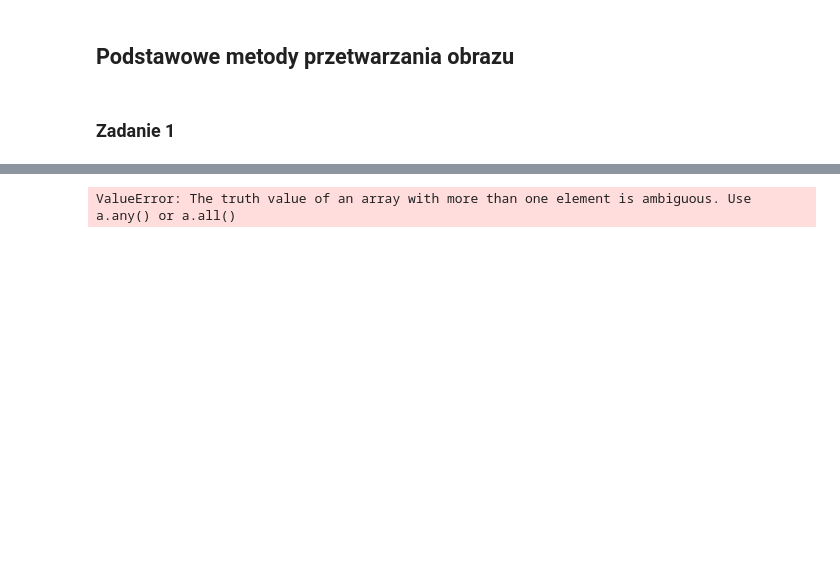
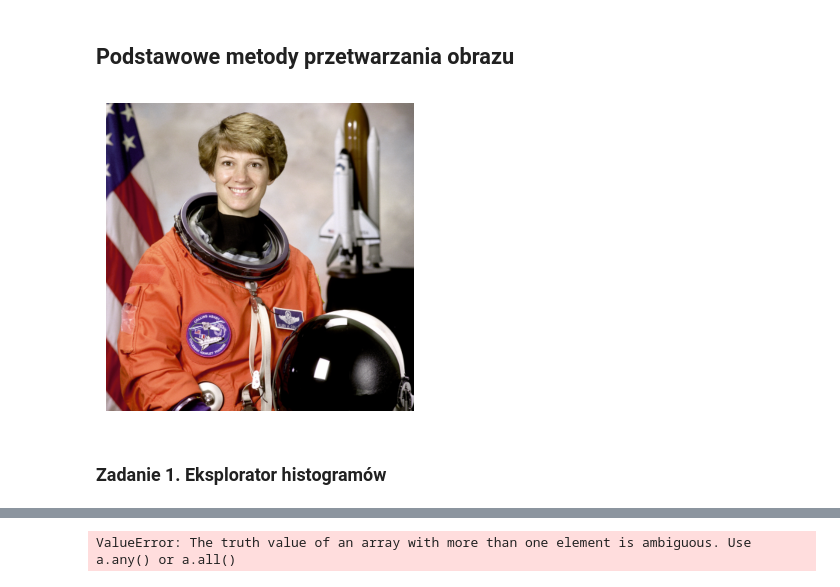
Before and after one commit to AdrianGlanowski/Przetwarzanie_i_analiza_obrazow, a Jupyter notebook: lab1/Lab1_praktyka.ipynb, the cells around one changed output, grey strips where cells are left out. Saved outputs shown, nothing was run; the diff lists cells and outputs as text; code cells hidden in the pictures; blank space fills up the shorter version.

```diff
--- a/lab1/Lab1_praktyka.ipynb
+++ b/lab1/Lab1_praktyka.ipynb
@@ -34,6 +34,7 @@ def show_row(images, titles=None, cmap=None):
 
     plt.show()                               # Wyświetla całość
 # %%
-lena = io.imread("lena.png")
+# %% [output]
+[figure, added]
 # %% [markdown]
-### Zadanie 1
+### Zadanie 1. Eksplorator histogramów
```
Also changed, not shown: parts of 10 cells of this notebook, 2 other files.
